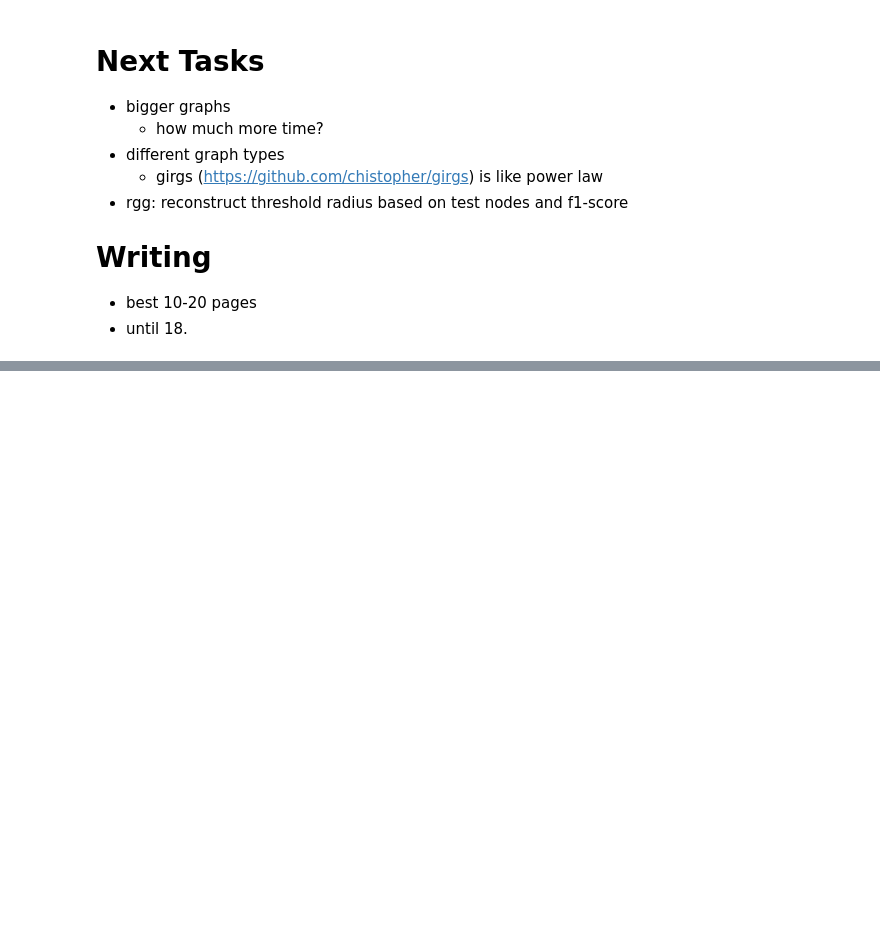
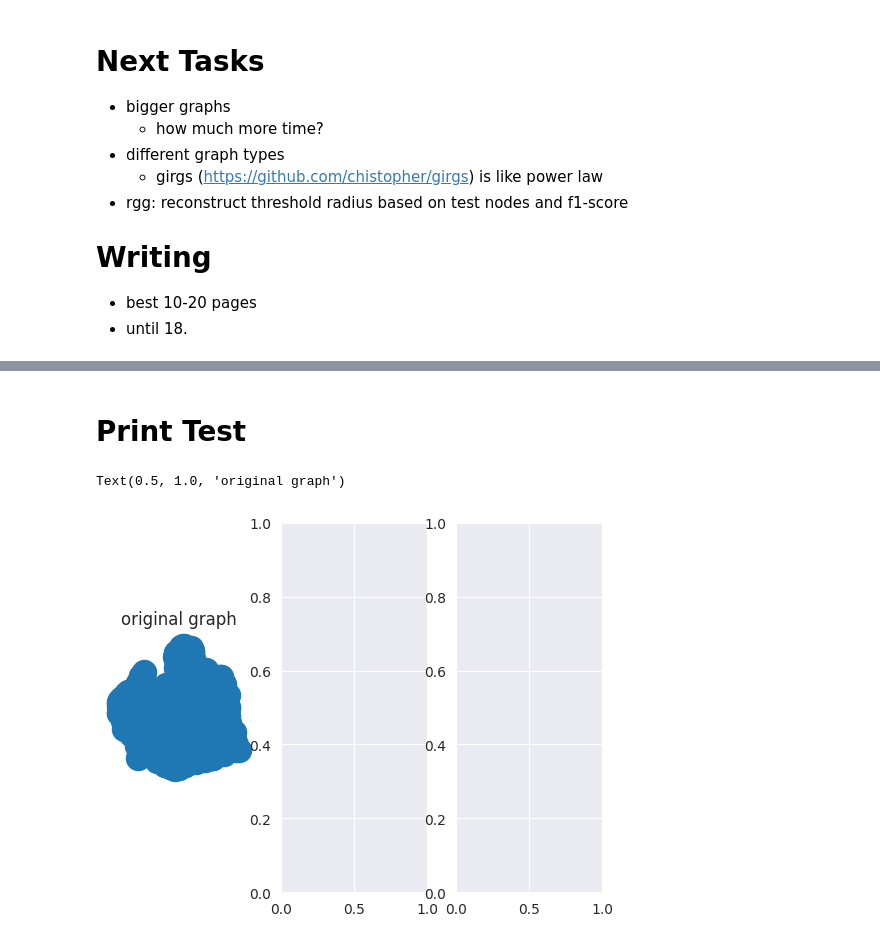
Before and after one commit to HydrofinLoewenherz/embedding-eval-framework, a Jupyter notebook: notebooks/main.ipynb, the cells around one changed output, grey strips where cells are left out. Cells and saved outputs as stored; diff of their text form; code cells hidden in the pictures; blank space fills up the shorter version.

Commit message:
run more tests and start writing in md

```diff
--- a/notebooks/main.ipynb
+++ b/notebooks/main.ipynb
@@ -145,0 +233,20 @@ sns.relplot(
+# %% [markdown]
+# Print Test
+# %%
+args = Args()
+graph, dim = random_geometric_graph(
+    size=args.graph_size,
+    radius=args.rg_radius
+)
+# %%
+import matplotlib.pyplot as plt
+import seaborn as sns
+import networkx as nx
+
+fig, ax = plt.subplots(ncols=3)
+nx.draw(graph, with_labels=False, cmap=sns.color_palette("Spectral"), ax=ax[0])
+ax[0].set_aspect('equal')
+ax[0].set_title("original graph")
+# %% [output]
+Text(0.5, 1.0, 'original graph')
+[figure, added]
```
Also changed, not shown: parts of 9 cells of this notebook, 5 other files.
